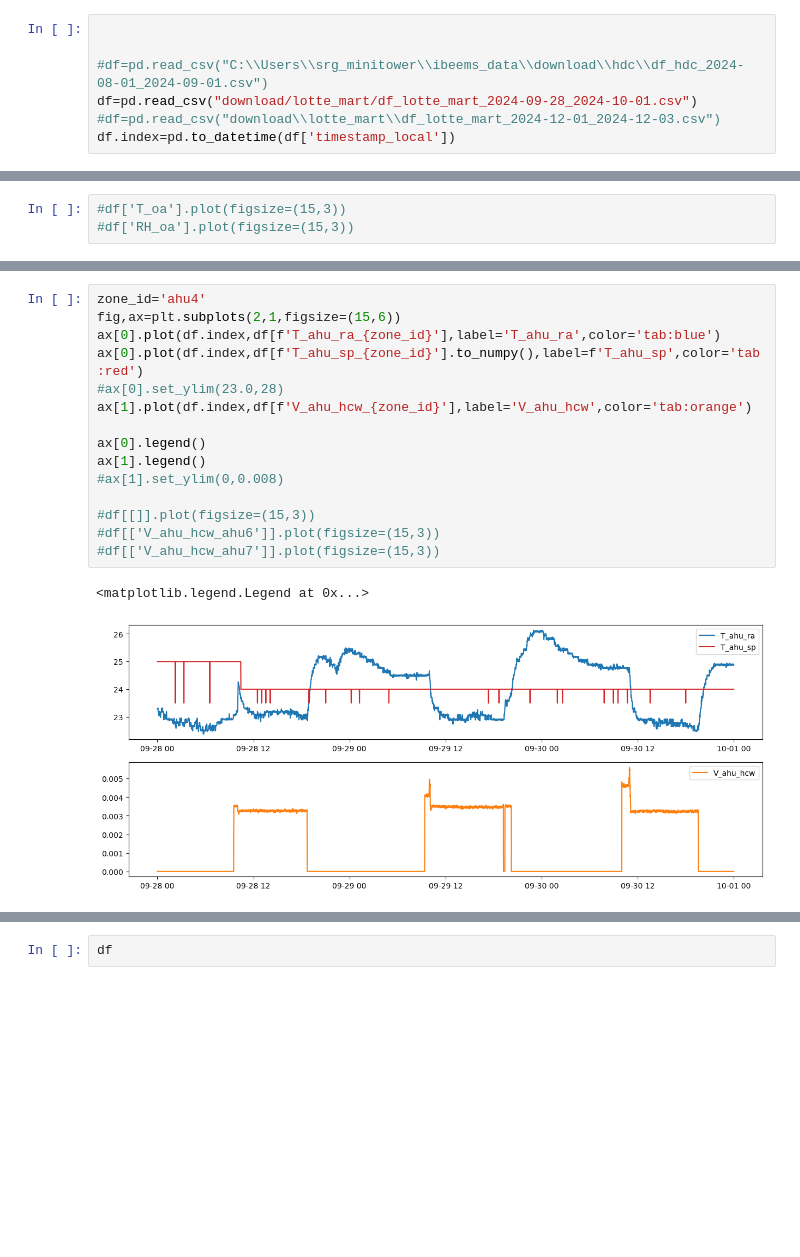
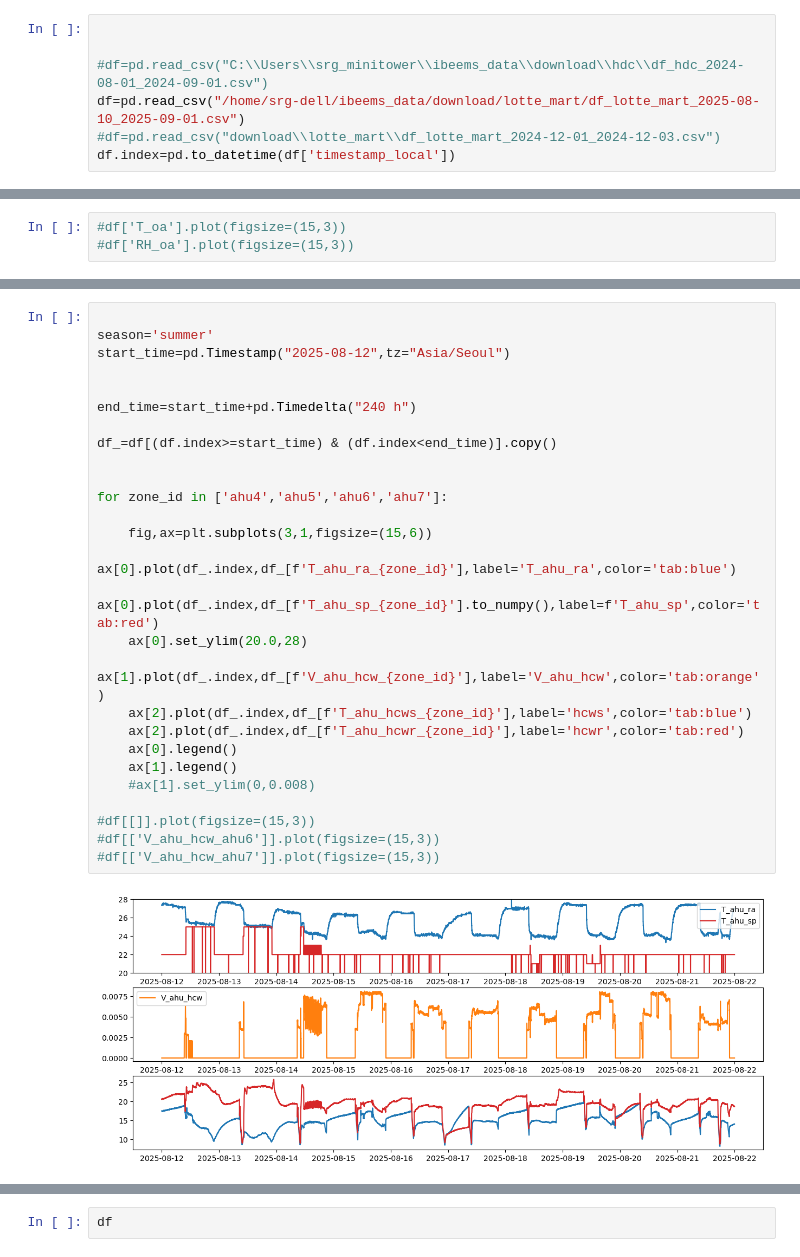
Before and after one commit to ecosang/ibeems_data, a Jupyter notebook: notebook/ibeems_lottemart_data.ipynb, the cells around one changed output, grey strips where cells are left out. Drawn from its saved outputs; the diff is of its cells as text; blank space fills up the shorter version.

```diff
--- a/notebook/ibeems_lottemart_data.ipynb
+++ b/notebook/ibeems_lottemart_data.ipynb
@@ -19,7 +19,7 @@ from database.imputation import Imputation
 
 
 #df=pd.read_csv("C:\\Users\\srg_minitower\\ibeems_data\\download\\hdc\\df_hdc_2024-08-01_2024-09-01.csv")
-df=pd.read_csv("download/lotte_mart/df_lotte_mart_2024-09-28_2024-10-01.csv")
+df=pd.read_csv("/home/srg-dell/ibeems_data/download/lotte_mart/df_lotte_mart_2025-08-10_2025-09-01.csv")
 #df=pd.read_csv("download\\lotte_mart\\df_lotte_mart_2024-12-01_2024-12-03.csv")
 df.index=pd.to_datetime(df['timestamp_local'])
 # %%
@@ -60,18 +80,29 @@ DatetimeIndex(['2024-09-28 00:00:00+09:00', '2024-09-28 00:01:00+09:00',
 # %%
-zone_id='ahu4'
-fig,ax=plt.subplots(2,1,figsize=(15,6))
-ax[0].plot(df.index,df[f'T_ahu_ra_{zone_id}'],label='T_ahu_ra',color='tab:blue')
-ax[0].plot(df.index,df[f'T_ahu_sp_{zone_id}'].to_numpy(),label=f'T_ahu_sp',color='tab:red')
-#ax[0].set_ylim(23.0,28)
-ax[1].plot(df.index,df[f'V_ahu_hcw_{zone_id}'],label='V_ahu_hcw',color='tab:orange')
 
-ax[0].legend()
-ax[1].legend()
-#ax[1].set_ylim(0,0.008)
+season='summer'
+start_time=pd.Timestamp("2025-08-12",tz="Asia/Seoul")
+
+
+end_time=start_time+pd.Timedelta("240 h")
+
+df_=df[(df.index>=start_time) & (df.index<end_time)].copy()
+
+
+for zone_id in ['ahu4','ahu5','ahu6','ahu7']:
+
+    fig,ax=plt.subplots(3,1,figsize=(15,6))
+    ax[0].plot(df_.index,df_[f'T_ahu_ra_{zone_id}'],label='T_ahu_ra',color='tab:blue')
+    ax[0].plot(df_.index,df_[f'T_ahu_sp_{zone_id}'].to_numpy(),label=f'T_ahu_sp',color='tab:red')
+    ax[0].set_ylim(20.0,28)
+    ax[1].plot(df_.index,df_[f'V_ahu_hcw_{zone_id}'],label='V_ahu_hcw',color='tab:orange')
+    ax[2].plot(df_.index,df_[f'T_ahu_hcws_{zone_id}'],label='hcws',color='tab:blue')
+    ax[2].plot(df_.index,df_[f'T_ahu_hcwr_{zone_id}'],label='hcwr',color='tab:red')
+    ax[0].legend()
+    ax[1].legend()
+    #ax[1].set_ylim(0,0.008)
 
 #df[[]].plot(figsize=(15,3))
 #df[['V_ahu_hcw_ahu6']].plot(figsize=(15,3))
 #df[['V_ahu_hcw_ahu7']].plot(figsize=(15,3))
 # %% [output]
-<matplotlib.legend.Legend at 0x...>
-[figure, old version]
+[figure, new version]
```
Also changed, not shown: parts of 26 cells of this notebook, 6 other files.
